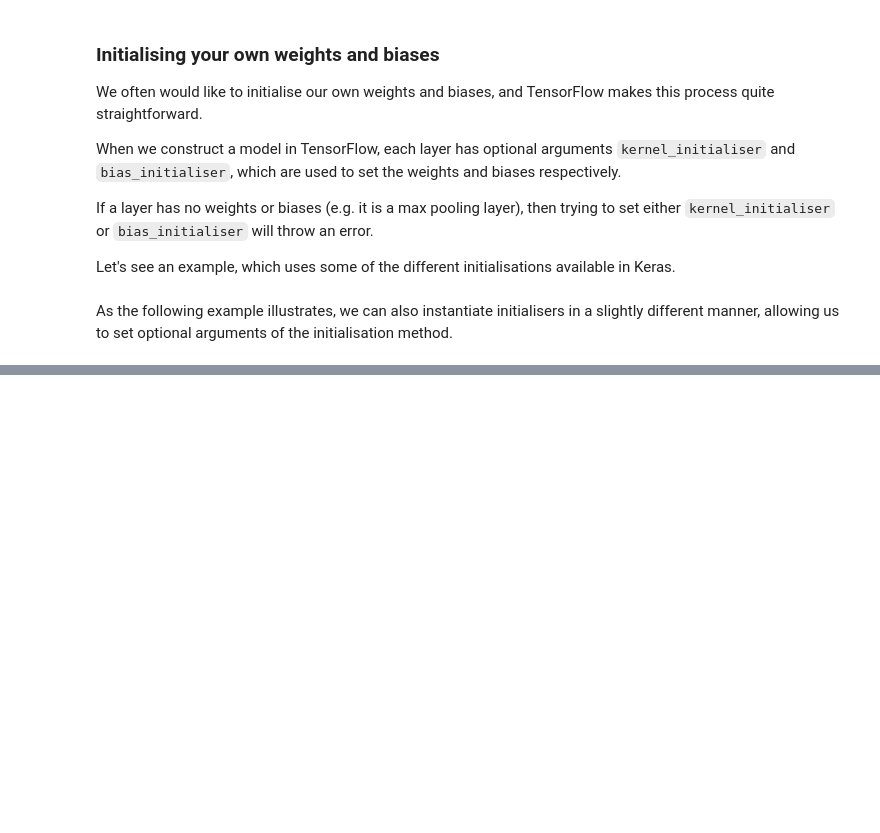
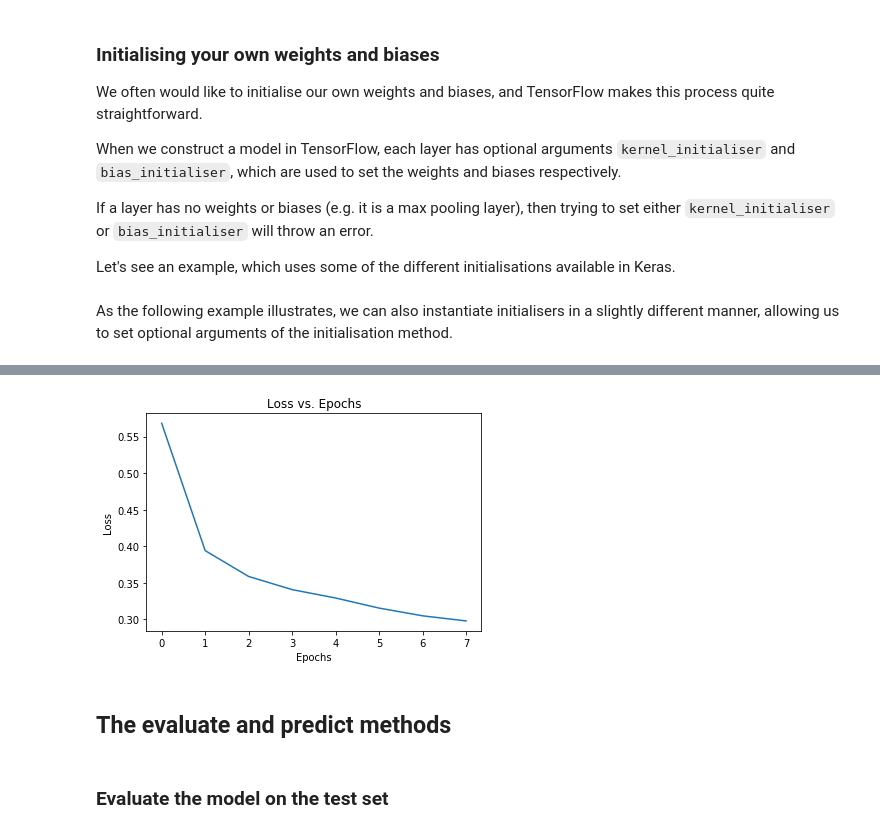
Before and after one commit to anilkunwar/coursera, a Jupyter notebook: ucl_getting_started_with_tf2/week2/The-Sequential-model-API.ipynb, the cells around one changed output, grey strips where cells are left out. Drawn from its saved outputs; the diff is of its cells as text; code cells hidden in the pictures; blank space fills up the shorter version.

```diff
--- a/ucl_getting_started_with_tf2/week2/The-Sequential-model-API.ipynb
+++ b/ucl_getting_started_with_tf2/week2/The-Sequential-model-API.ipynb
@@ -188,0 +430,11 @@ As the following example illustrates, we can also instantiate initialisers in a
+# %%
+from tensorflow.keras.layers import MaxPooling2D
+
+model = Sequential([
+    Conv2D(16, (3, 3), activation='relu', input_shape=(28, 28, 1)),
+    MaxPooling2D((3, 3)),
+    Flatten(),
+    Dense(10, activation='softmax')
+])
+
+model.summary()
@@ -188,0 +458,10 @@ As the following example illustrates, we can also instantiate initialisers in a
+# %%
+opt = tf.keras.optimizers.Adam(learning_rate=0.005)
+acc = tf.keras.metrics.SparseCategoricalAccuracy()
+mae = tf.keras.metrics.MeanAbsoluteError()
+
+model.compile(optimizer=opt, loss='sparse_categorical_crossentropy',
+              metrics=[acc, mae])
+# %%
+# Fit the model
+history = model.fit(train_images[..., tf.newaxis], train_labels, epochs=8, batch_size=256, verbose=2)
@@ -188,0 +487,4 @@ As the following example illustrates, we can also instantiate initialisers in a
+# %%
+# Load the history into a pandas DataFrame
+df = pd.DataFrame(history.history)
+df.head()
@@ -188,0 +498,11 @@ As the following example illustrates, we can also instantiate initialisers in a
+# %%
+# Make a plot for the loss
+loss_plot = df.plot(y='loss', title='Loss vs. Epochs', legend=False)
+loss_plot.set(xlabel='Epochs', ylabel='Loss')
+plt.show()
+# %% [output]
+[figure, added]
+# %% [markdown]
+## The evaluate and predict methods
+# %% [markdown]
+### Evaluate the model on the test set
```
Also changed, not shown: parts of 52 cells of this notebook.
